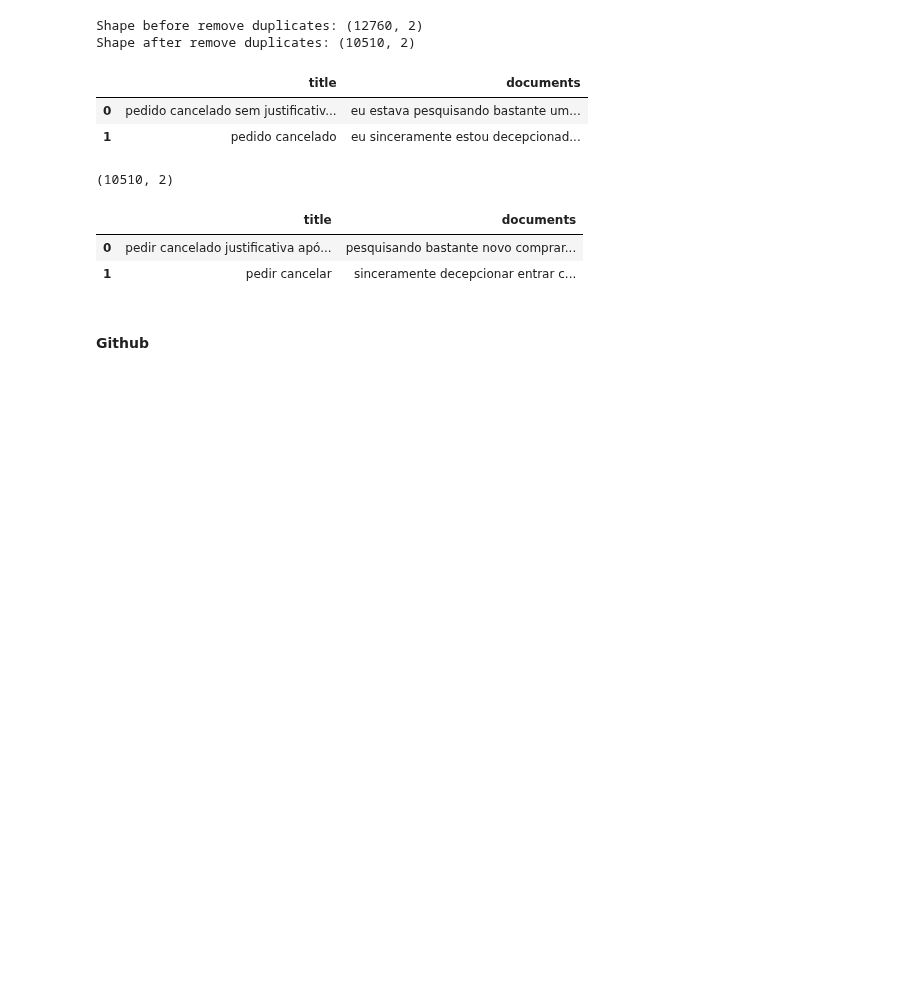
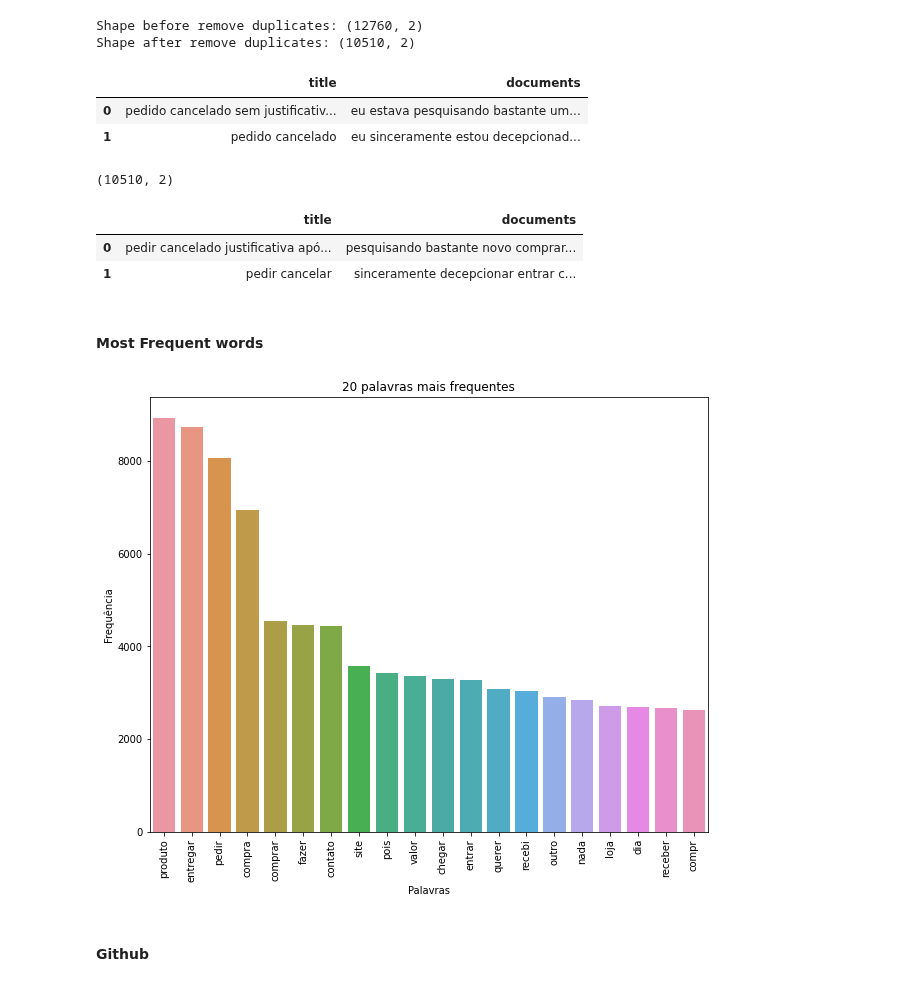
Before and after one commit to mathewsrc/Topic-Modeling-Reclame-Aqui, a Jupyter notebook: preprocessing.ipynb, the cells around one changed output. Drawn from its saved outputs; the diff is of its cells as text; code cells hidden in the pictures; blank space fills up the shorter version.

```diff
--- a/preprocessing.ipynb
+++ b/preprocessing.ipynb
@@ -318,5 +336,5 @@ preprocess_data(df)
 # %%
-d = pd.read_csv(os.path.join(WORK_DIR , 'preprocessed.csv'))
+d = pd.read_csv(os.path.join(WORK_DIR , 'preprocessed_top_20_words_removed.csv'))
 print(d.shape)
 d.head(2)
 # %% [output]
@@ -324,6 +342,39 @@ d.head(2)
 |  | title | documents |
 | 0 | pedir cancelado justificativa apó... | pesquisando bastante novo comprar... |
 | 1 | pedir cancelar | sinceramente decepcionar entrar c... |
+# %% [markdown]
+#### **Most Frequent words**
+# %%
+# split the text column into words
+d['words'] = d['documents'].str.split()
+
+# get the frequency of each word
+word_freq = d['words'].explode().value_counts()
+
+# get the 20 most frequent words
+most_common_words = word_freq.head(20)
+
+# figsize
+plt.figure(figsize=[10,8])
+
+# create a bar plot
+sns.barplot(x = most_common_words.index, y = most_common_words.values)
+
+# add labels and title
+plt.xlabel("Palavras")
+plt.ylabel("Frequência")
+plt.title("20 palavras mais frequentes")
+
+# rotate x-axis labels
+plt.xticks(rotation=90)
+
+# save figure
+plt.savefig(os.path.join('/content/Topic-Modeling-Reclame-Aqui/results', 'top_20_frequent_words_removed.png'))
+
+# Show the plot
+plt.show()
+# %% [output]
+[figure, added]
 # %% [markdown]
 #### **Github**
 # %%
```
Also changed, not shown: parts of 15 cells of this notebook.
